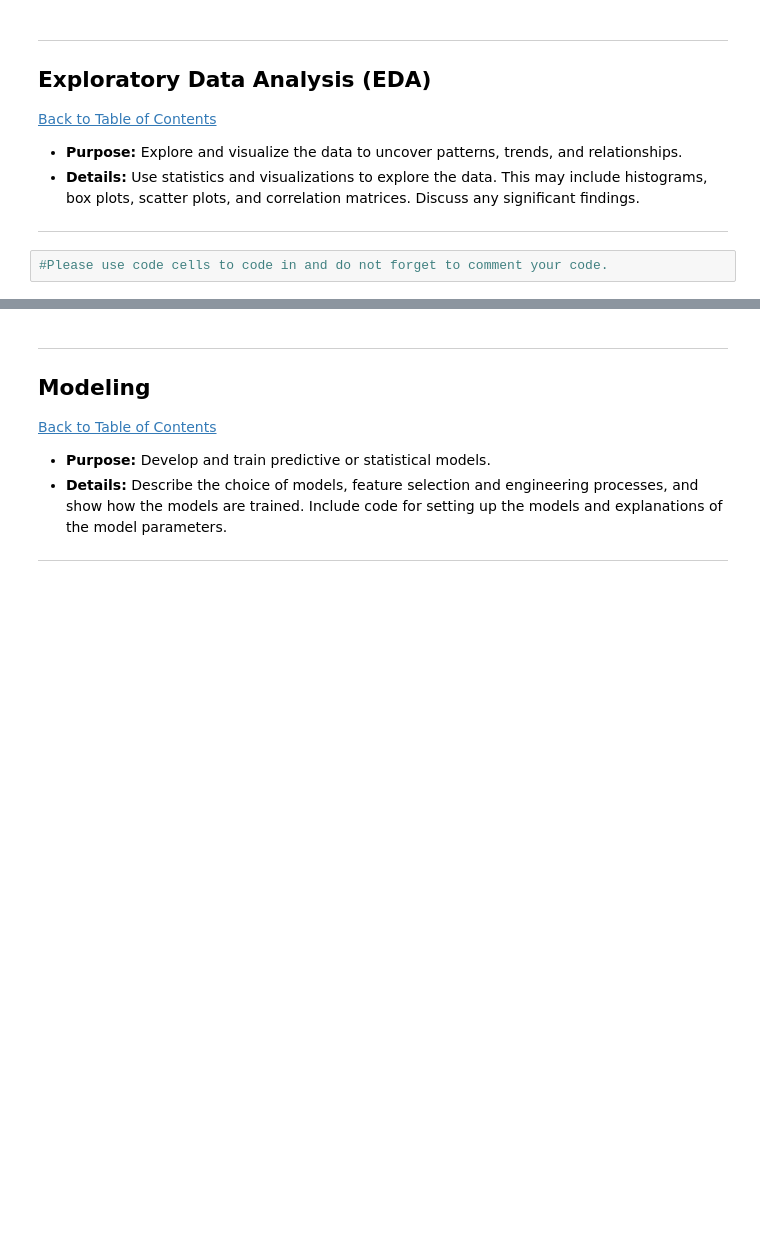
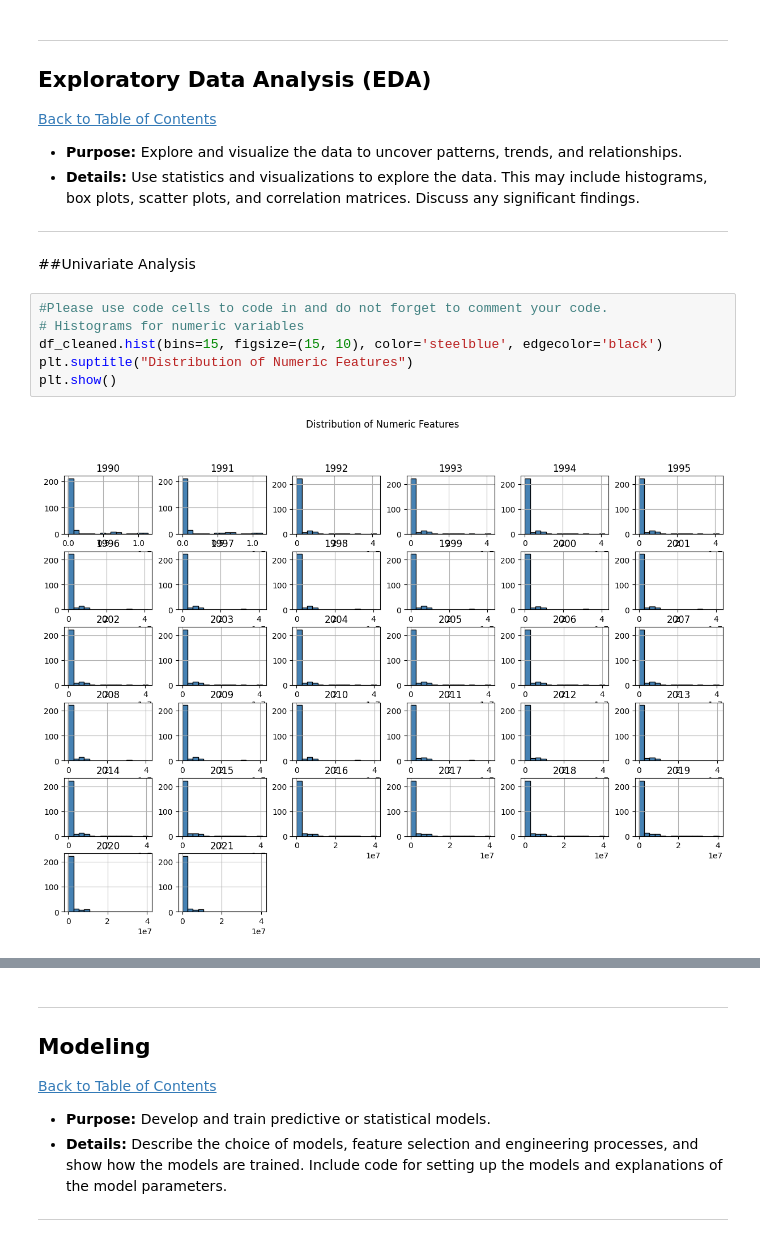
Before and after one commit to Ntembeko-Ngwane/QCTO-Workplace_Module_Global_Deforestation, a Jupyter notebook: QCTO---Global_Deforestation-Notebook.ipynb, the cells around one changed output, grey strips where cells are left out. Saved outputs shown, nothing was run; the diff lists cells and outputs as text; blank space fills up the shorter version.

```diff
--- a/QCTO---Global_Deforestation-Notebook.ipynb
+++ b/QCTO---Global_Deforestation-Notebook.ipynb
@@ -237,5 +237,13 @@ dtype: int64
 * **Purpose:** Explore and visualize the data to uncover patterns, trends, and relationships.
 * **Details:** Use statistics and visualizations to explore the data. This may include histograms, box plots, scatter plots, and correlation matrices. Discuss any significant findings.
 ---
+# %% [markdown]
+##Univariate Analysis
 # %%
 #Please use code cells to code in and do not forget to comment your code.
+# Histograms for numeric variables
+df_cleaned.hist(bins=15, figsize=(15, 10), color='steelblue', edgecolor='black')
+plt.suptitle("Distribution of Numeric Features")
+plt.show()
+# %% [output]
+[figure, added]
```
Also changed, not shown: parts of 1 cell of this notebook.
